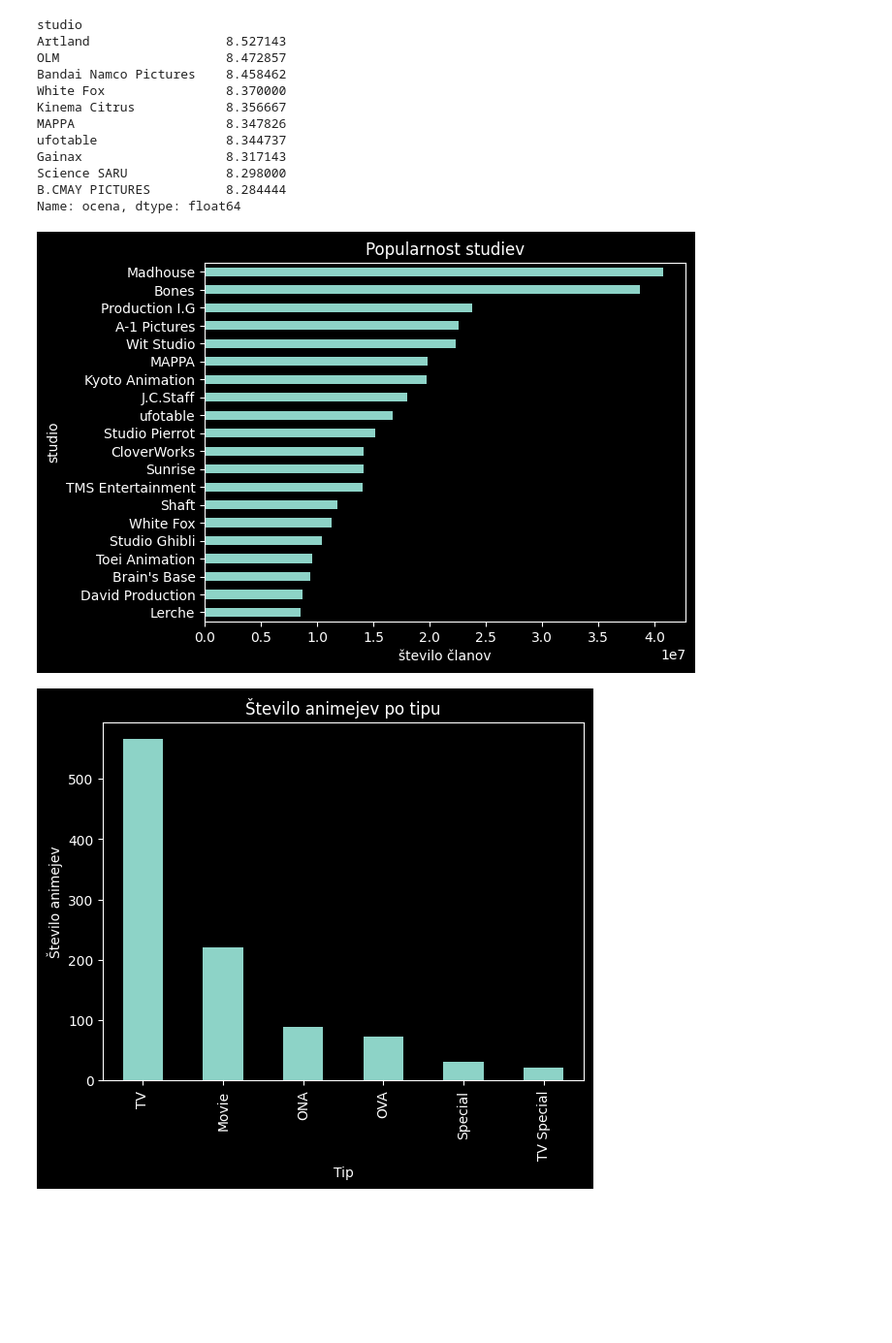
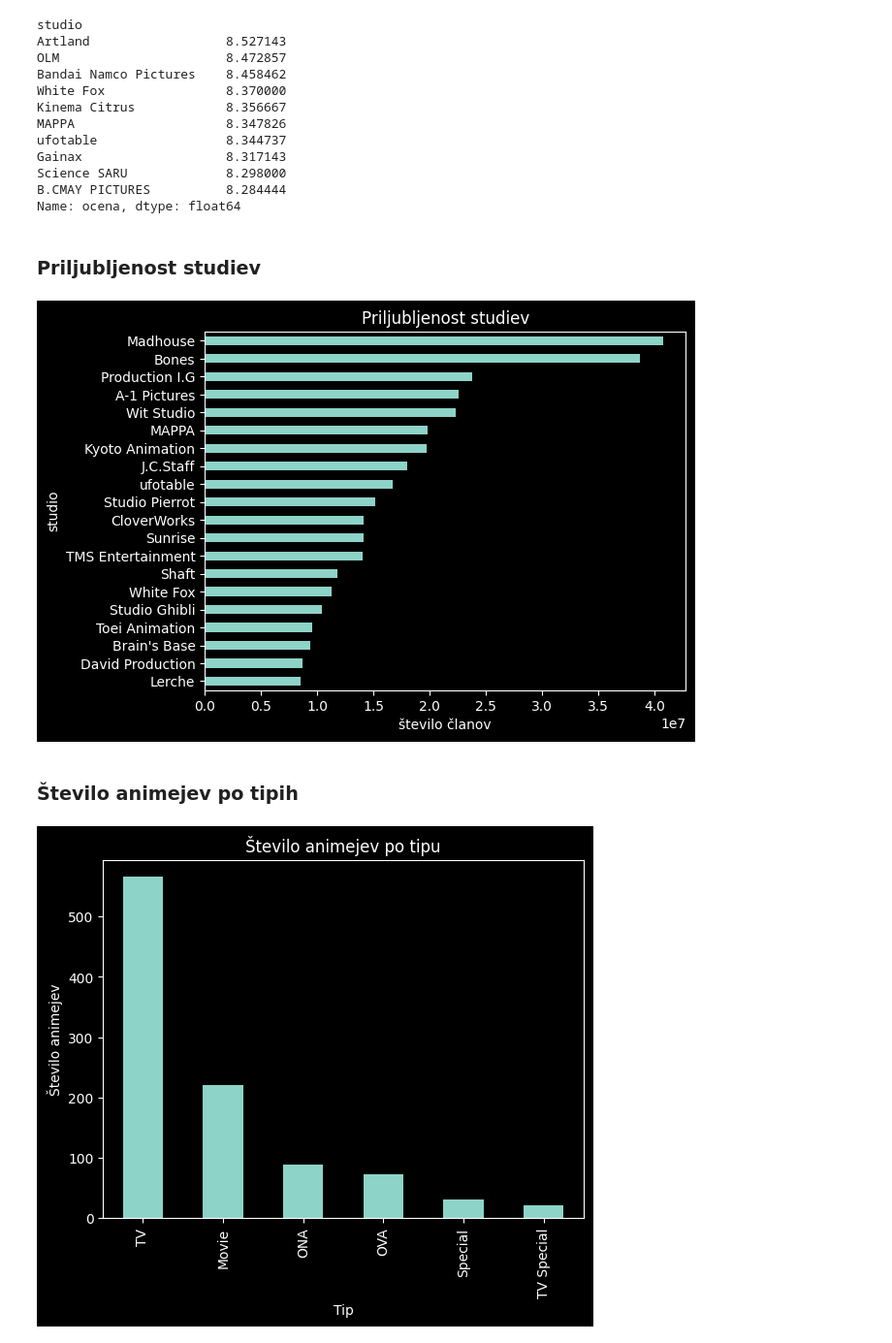
Before and after one commit to voljatel/Projektna-UVP, a Jupyter notebook: analiza-podatkov.ipynb, the cells around one changed output. Shown: that part at 97% size. Saved outputs shown, nothing was run; the diff lists cells and outputs as text; code cells hidden in the pictures; blank space fills up the shorter version.

```diff
--- a/analiza-podatkov.ipynb
+++ b/analiza-podatkov.ipynb
@@ -171,14 +182,18 @@ Gainax                   8.317143
 Science SARU             8.298000
 B.CMAY PICTURES          8.284444
 Name: ocena, dtype: float64
+# %% [markdown]
+### Priljubljenost studiev
 # %%
 studio_popularnost = animeji_s_studii.groupby("studio")["število članov"].sum().sort_values(ascending=False)
 studio_popularnost.head(20).plot(kind="barh").invert_yaxis()
-plt.title("Popularnost studiev")
+plt.title("Priljubljenost studiev")
 plt.xlabel("število članov")
 plt.show()
 # %% [output]
-[figure, old version]
+[figure, new version]
+# %% [markdown]
+### Število animejev po tipih
 # %%
 anime_po_tipih = animeji["tip"].value_counts()
 anime_po_tipih.plot(kind="bar")
```
Also changed, not shown: parts of 19 cells of this notebook.
